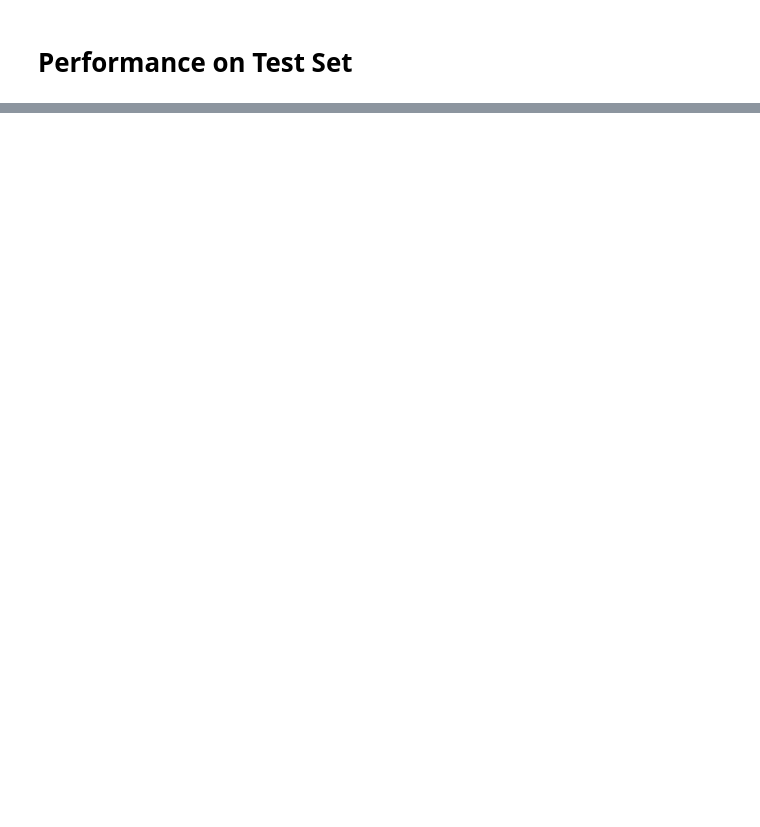
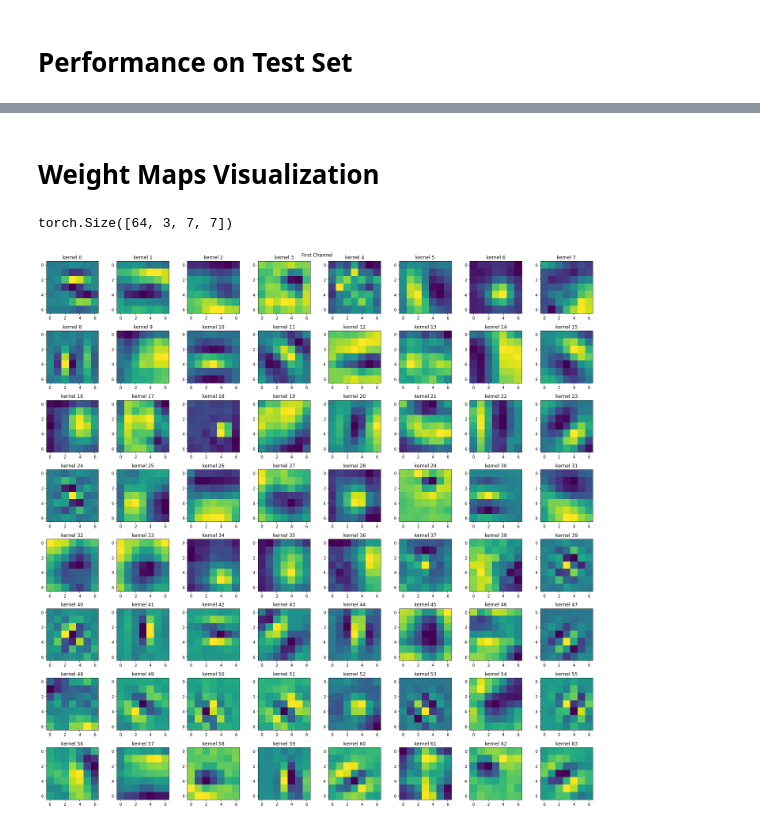
Before and after one commit to angli66/CNN-for-food-classification, a Jupyter notebook: visualization.ipynb, the cells around one changed output, grey strips where cells are left out. Saved outputs shown, nothing was run; the diff lists cells and outputs as text; code cells hidden in the pictures; blank space fills up the shorter version.

Commit message:
add visualization for first layer

```diff
--- a/visualization.ipynb
+++ b/visualization.ipynb
@@ -43,0 +35,32 @@ Test Accuracy:  47.48
+# %% [markdown]
+# Weight Maps Visualization
+# %%
+import model
+import numpy as np
+import matplotlib.pyplot as plt
+import torch
+
+# Example visualization of resnet 18
+args = {'model': 'resnet18', 'pt_ft': '0'} # Change resnet18 to visualize other architectures
+model = model.get_model(args)
+model.load_state_dict(torch.load("checkpoint.pt"))
+
+first_layer = next(model.parameters())
+print(first_layer.shape)
+# %% [output]
+torch.Size([64, 3, 7, 7])
+# %%
+# First channel
+fig = plt.figure(figsize=(20, 20))
+row = 8
+col = 8
+for i in range(first_layer.shape[0]):
+    weights = first_layer[i][0]
+    ax = fig.add_subplot(row, col, i+1)
+    ax.title.set_text(f'kernel {i}')
+    plt.imshow(weights.detach())
+plt.suptitle("First Channel")
+plt.tight_layout()
+plt.show()
+# %% [output]
+[figure, added]
```
Also changed, not shown: parts of 5 cells of this notebook.
